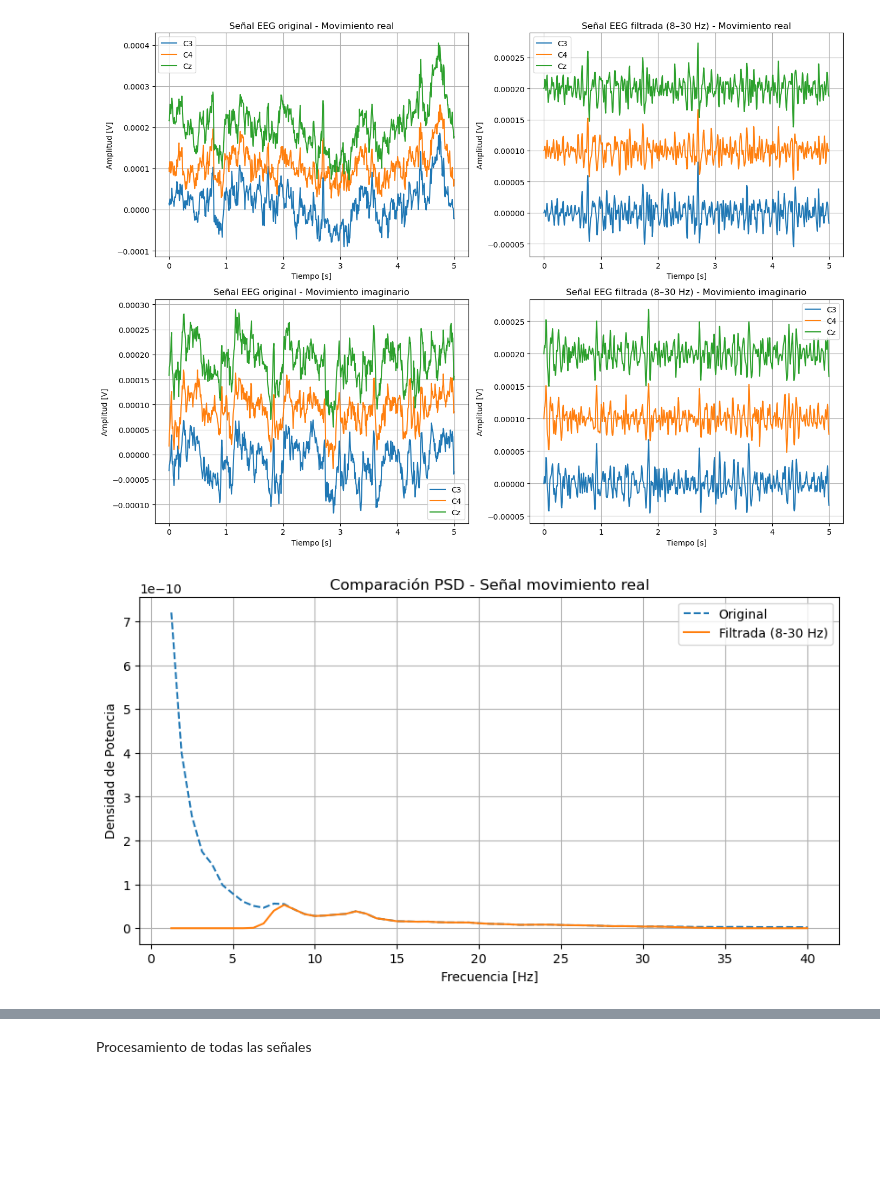
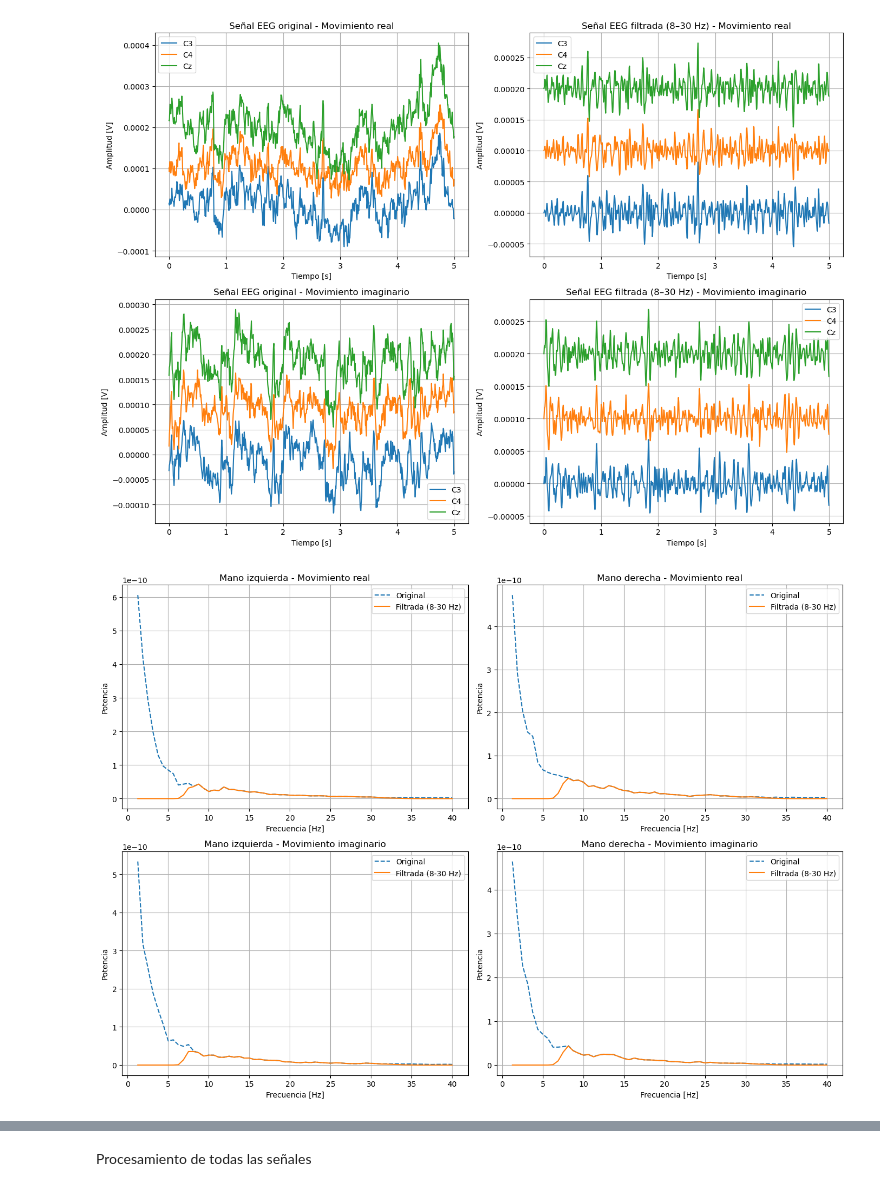
Before and after one commit to Isa21bella09/Proyecto-1---Biose-ales---Procesamiento-EEG, a Jupyter notebook: Proyecto 1 - Bioseñales.ipynb, the cells around one changed output, grey strips where cells are left out. Cells and saved outputs as stored; diff of their text form; code cells hidden in the pictures; blank space fills up the shorter version.

Commit message:
Arreglo gráficas PSD

```diff
--- a/Proyecto 1 - Bioseñales.ipynb
+++ b/Proyecto 1 - Bioseñales.ipynb
@@ -144,54 +144,66 @@ plt.show()
 # %%
 # 4. PSD
 
-# A. Señal movimiento real
-psd_real_orig, freqs1 = mne.time_frequency.psd_array_welch(raw_real_original.get_data(),
-    sfreq = raw_real_original.info['sfreq'], fmin=1, fmax=40, verbose=False)
+# Eventos
+events_r_orig, event_id_r = mne.events_from_annotations(raw_real_original, verbose=False)
+events_r_filt, _ = mne.events_from_annotations(raw_real_filt, verbose=False)
 
-psd_real_filt, freqs2 = mne.time_frequency.psd_array_welch(raw_real_filt.get_data(),
-    sfreq = sfreq, fmin=1, fmax=40, verbose=False)
+events_i_orig, event_id_i = mne.events_from_annotations(raw_imag_original, verbose=False)
+events_i_filt, _ = mne.events_from_annotations(raw_imag_filt, verbose=False)
 
-# B. Señal movimiento imaginario
-psd_img_orig, freqs3 = mne.time_frequency.psd_array_welch(raw_imag_original.get_data(),
-    sfreq = sfreq, fmin=1, fmax=40, verbose=False)
+# Épocas
+epochs_real_orig = mne.Epochs(raw_real_original, events_r_orig, event_id=event_id_r,
+                             tmin=0, tmax=4, baseline=None, preload=True, verbose=False)
 
-psd_img_filt, freqs4 = mne.time_frequency.psd_array_welch(raw_imag_filt.get_data(),
-    sfreq = sfreq, fmin=1, fmax=40, verbose=False)
+epochs_real_filt = mne.Epochs(raw_real_filt, events_r_filt, event_id=event_id_r,
+                             tmin=0, tmax=4, baseline=None, preload=True, verbose=False)
 
-# Promedio entre canales
+epochs_imag_orig = mne.Epochs(raw_imag_original, events_i_orig, event_id=event_id_i,
+                             tmin=0, tmax=4, baseline=None, preload=True, verbose=False)
 
-# A. Señal movimiento real
-psd_rorig_mean = psd_real_orig.mean(axis=0)
-psd_rfilt_mean = psd_real_filt.mean(axis=0)
+epochs_imag_filt = mne.Epochs(raw_imag_filt, events_i_filt, event_id=event_id_i,
+                             tmin=0, tmax=4, baseline=None, preload=True, verbose=False)
 
-# B. Señal movimiento imaginario
-psd_iorig_mean = psd_img_orig.mean(axis=0)
-psd_ifilt_mean = psd_img_filt.mean(axis=0)
+# ===== CONDICIONES =====
+condiciones = [
+    ("Mano_izquierda_-_Movimiento_real", epochs_real_orig['TASK1T1'], epochs_real_filt['TASK1T1']),
+    ("Mano_derecha_-_Movimiento_real", epochs_real_orig['TASK1T2'], epochs_real_filt['TASK1T2']),
+    ("Mano_izquierda_-_Movimiento_imaginario", epochs_imag_orig['TASK2T1'], epochs_imag_filt['TASK2T1']),
+    ("Mano_derecha_-_Movimiento_imaginario", epochs_imag_orig['TASK2T2'], epochs_imag_filt['TASK2T2'])
+]
 
-# Gráfica
-plt.figure(figsize=(10,5))
+# ===== GRÁFICAS =====
+plt.figure(figsize=(14,10))
 
-# A. Señal movimiento real
-plt.plot(freqs1, psd_rorig_mean.T, label="Original", linestyle='--')
-plt.plot(freqs2, psd_rfilt_mean.T, label="Filtrada (8-30 Hz)")
-plt.title("Comparación PSD - Señal movimiento real")
-plt.xlabel("Frecuencia [Hz]")
-plt.ylabel("Densidad de Potencia")
-plt.grid()
-plt.legend()
+for i, (nombre, ep_orig, ep_filt) in enumerate(condiciones):
 
-# B. Señal movimiento imaginario
-plt.figure(figsize=(10,5))
+    # Datos
+    datos_orig = ep_orig.get_data()
+    datos_filt = ep_filt.get_data()
 
-plt.plot(freqs3, psd_iorig_mean.T, label="Original", linestyle='--')
-plt.plot(freqs4, psd_ifilt_mean.T, label="Filtrada (8-30 Hz + Notch 60 Hz)")
+    # PSD
+    psd_orig, freqs = mne.time_frequency.psd_array_welch(
+        datos_orig, sfreq=sfreq, fmin=1, fmax=40, verbose=False)
 
-plt.title("Comparación PSD - Señal movimiento imaginario")
-plt.xlabel("Frecuencia [Hz]")
-plt.ylabel("Densidad de Potencia")
-plt.grid()
-plt.legend()
+    psd_filt, _ = mne.time_frequency.psd_array_welch(
+        datos_filt, sfreq=sfreq, fmin=1, fmax=40, verbose=False)
 
+    # Promedio (épocas y canales)
+    psd_orig_mean = psd_orig.mean(axis=(0,1))
+    psd_filt_mean = psd_filt.mean(axis=(0,1))
+
+    # Subplot
+    plt.subplot(2,2,i+1)
+    plt.plot(freqs, psd_orig_mean, linestyle='--', label='Original')
+    plt.plot(freqs, psd_filt_mean, label='Filtrada (8-30 Hz)')
+
+    plt.title(nombre.replace("_", " "))
+    plt.xlabel("Frecuencia [Hz]")
+    plt.ylabel("Potencia")
+    plt.grid()
+    plt.legend()
+
+plt.tight_layout()
 plt.show()
 # %% [output]
-[figure, old version]
+[figure, new version]
```
Also changed, not shown: parts of 3 cells of this notebook.
